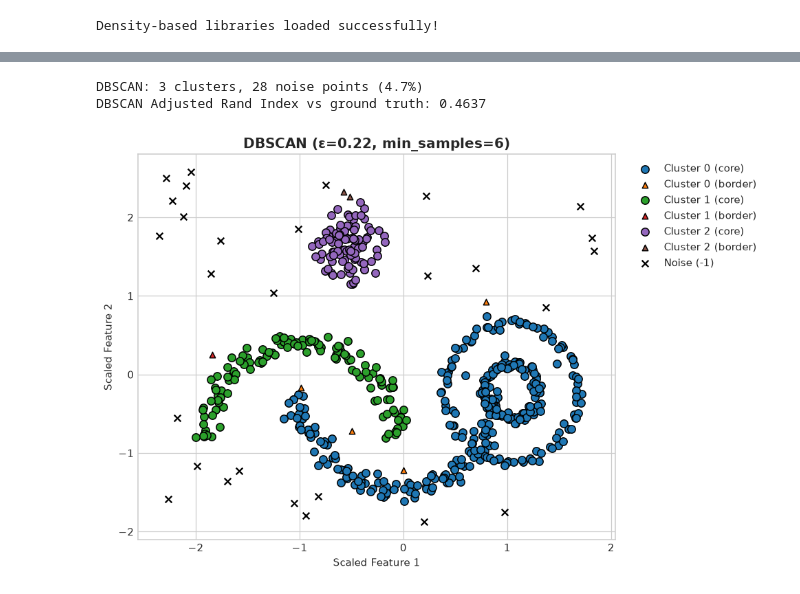
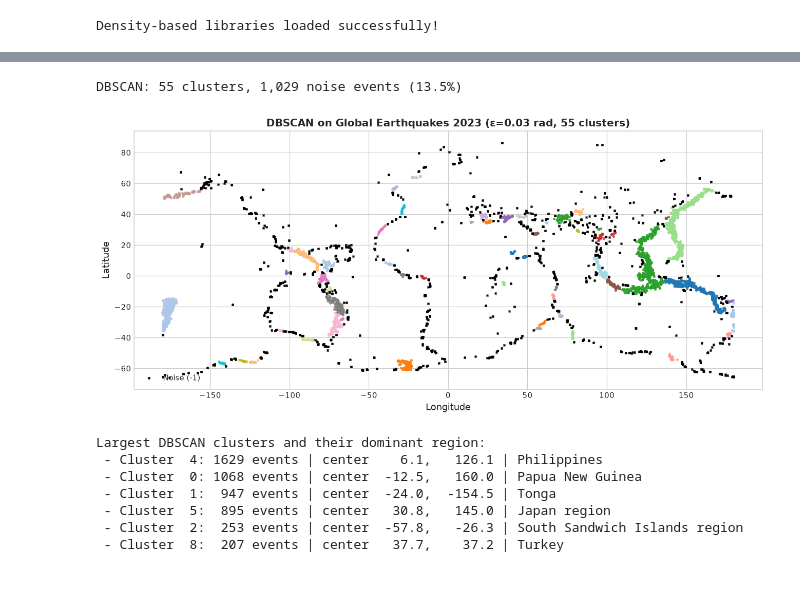
Before and after one commit to Atik203/ML-Algorithms, a Jupyter notebook: notebooks/02_density_based_learning.ipynb, the cells around one changed output, grey strips where cells are left out. Saved outputs shown, nothing was run; the diff lists cells and outputs as text; code cells hidden in the pictures.

```diff
--- a/notebooks/02_density_based_learning.ipynb
+++ b/notebooks/02_density_based_learning.ipynb
@@ -61,0 +33,16 @@ Ground-truth groups: 5 + noise
+# %%
+# ---- Load the real USGS earthquake catalogue (global, 2023) ----
+df = pd.read_csv('../data/earthquakes.csv')
+print(f"Full catalogue (magnitude >= 4.0): {len(df):,} events")
+print(df.head(3).to_string(index=False))
+
+# Keep well-recorded moderate+ events: magnitude >= 4.5
+quakes = df[df['mag'] >= 4.5].reset_index(drop=True)
+print(f"\nAnalysed subset (magnitude >= 4.5): {len(quakes):,} events")
+
+# ---- Convert epicenters to radians [latitude, longitude] ----
+# scikit-learn's 'haversine' metric expects radian coordinates and computes
+# great-circle distance on the sphere (correct for global data).
+X_rad = np.radians(quakes[['latitude', 'longitude']].values)
+print("Coordinate range (deg): lat", quakes.latitude.min(), "to", quakes.latitude.max(),
+      "| lon", quakes.longitude.min(), "to", quakes.longitude.max())
@@ -99,37 +94,58 @@ plt.show()
 # %%
-# ---- Fit DBSCAN and visualize the partition ----
-eps_selected = 0.22
-dbscan = DBSCAN(eps=eps_selected, min_samples=min_samples)
-db_labels = dbscan.fit_predict(X)
+# ---- Fit DBSCAN with the chosen epsilon and MinPts ----
+# DBSCAN grows clusters from core events, connects them via density-reachability,
+# and labels everything else as noise (-1).
+eps_selected = 0.03   # radians -> 0.03 * 6371 km ~ 191 km
+dbscan = DBSCAN(eps=eps_selected, min_samples=min_samples, metric='haversine')
+db_labels = dbscan.fit_predict(X_rad)
 
-# Core points are the density anchors; all remaining non-noise points are border points
+# Identify which events are core points (returned by the model) vs. border points
 core_samples_mask = np.zeros_like(db_labels, dtype=bool)
 core_samples_mask[dbscan.core_sample_indices_] = True
 
 n_clusters_db = len(set(db_labels)) - (1 if -1 in db_labels else 0)
 n_noise_db = np.sum(db_labels == -1)
-print(f"DBSCAN: {n_clusters_db} clusters, {n_noise_db} noise points ({n_noise_db / len(X) * 100:.1f}%)")
-print(f"DBSCAN Adjusted Rand Index vs ground truth: {adjusted_rand_score(y_true, db_labels):.4f}")
+print(f"DBSCAN: {n_clusters_db} clusters, {n_noise_db:,} noise events ({n_noise_db / len(X_rad) * 100:.1f}%)")
 
-plt.figure(figsize=(9, 6))
-for k in set(db_labels):
+# ---- Visualize epicenters: clustered events in color, noise as black crosses ----
+plt.figure(figsize=(12, 5.5))
+palette = sns.color_palette("tab20", max(n_clusters_db, 1))
+for k in range(n_clusters_db):
     mask = db_labels == k
-    if k == -1:
-        plt.scatter(X[mask, 0], X[mask, 1], c='black', marker='x', s=40, label='Noise (-1)')
-    else:
-        plt.scatter(X[mask & core_samples_mask, 0], X[mask & core_samples_mask, 1], s=55, edgecolors='k', label=f'Cluster {k} (core)')
-        plt.scatter(X[mask & ~core_samples_mask, 0], X[mask & ~core_samples_mask, 1], s=30, marker='^', edgecolors='k', label=f'Cluster {k} (border)')
+    plt.scatter(quakes.longitude[mask], quakes.latitude[mask], s=6, color=palette[k % 20], alpha=0.75)
 
-plt.title(f"DBSCAN (ε={eps_selected}, min_samples={min_samples})", fontsize=13, fontweight='bold')
-plt.xlabel("Scaled Feature 1")
-plt.ylabel("Scaled Feature 2")
-plt.legend(bbox_to_anchor=(1.02, 1), loc="upper left")
+noise_mask = db_labels == -1
+plt.scatter(quakes.longitude[noise_mask], quakes.latitude[noise_mask], s=6, color='black', marker='x', label='Noise (-1)')
+plt.title(f"DBSCAN on Global Earthquakes 2023 (ε={eps_selected} rad, {n_clusters_db} clusters)", fontsize=13, fontweight='bold')
+plt.xlabel("Longitude", fontsize=12)
+plt.ylabel("Latitude", fontsize=12)
+plt.legend(loc='lower left')
 plt.tight_layout()
 plt.show()
 # %% [output]
-DBSCAN: 3 clusters, 28 noise points (4.7%)
-DBSCAN Adjusted Rand Index vs ground truth: 0.4637
+DBSCAN: 55 clusters, 1,029 noise events (13.5%)
-[figure, old version]
+[figure, new version]
+# %%
+# ---- Real-world sanity check: which region does each large cluster cover? ----
+def region_name(place):
+    """Extract the country/region part from a USGS place string."""
+    return place.split(",")[-1].strip() if "," in place else place
+
+largest_clusters = pd.Series(db_labels[db_labels != -1]).value_counts().head(6)
+print("Largest DBSCAN clusters and their dominant region:")
+for cluster_id, size in largest_clusters.items():
+    mask = db_labels == cluster_id
+    region = quakes.loc[mask, 'place'].map(region_name).mode()[0]
+    print(f" - Cluster {cluster_id:2d}: {size:4d} events | center "
+          f"{quakes.latitude[mask].mean():6.1f}, {quakes.longitude[mask].mean():7.1f} | {region}")
+# %% [output]
+Largest DBSCAN clusters and their dominant region:
+ - Cluster  4: 1629 events | center    6.1,   126.1 | Philippines
+ - Cluster  0: 1068 events | center  -12.5,   160.0 | Papua New Guinea
+ - Cluster  1:  947 events | center  -24.0,  -154.5 | Tonga
+ - Cluster  5:  895 events | center   30.8,   145.0 | Japan region
+ - Cluster  2:  253 events | center  -57.8,   -26.3 | South Sandwich Islands region
+ - Cluster  8:  207 events | center   37.7,    37.2 | Turkey
 # %% [markdown]
 ## 2. HDBSCAN
 
```
Also changed, not shown: parts of 12 cells of this notebook, 15 other files.
